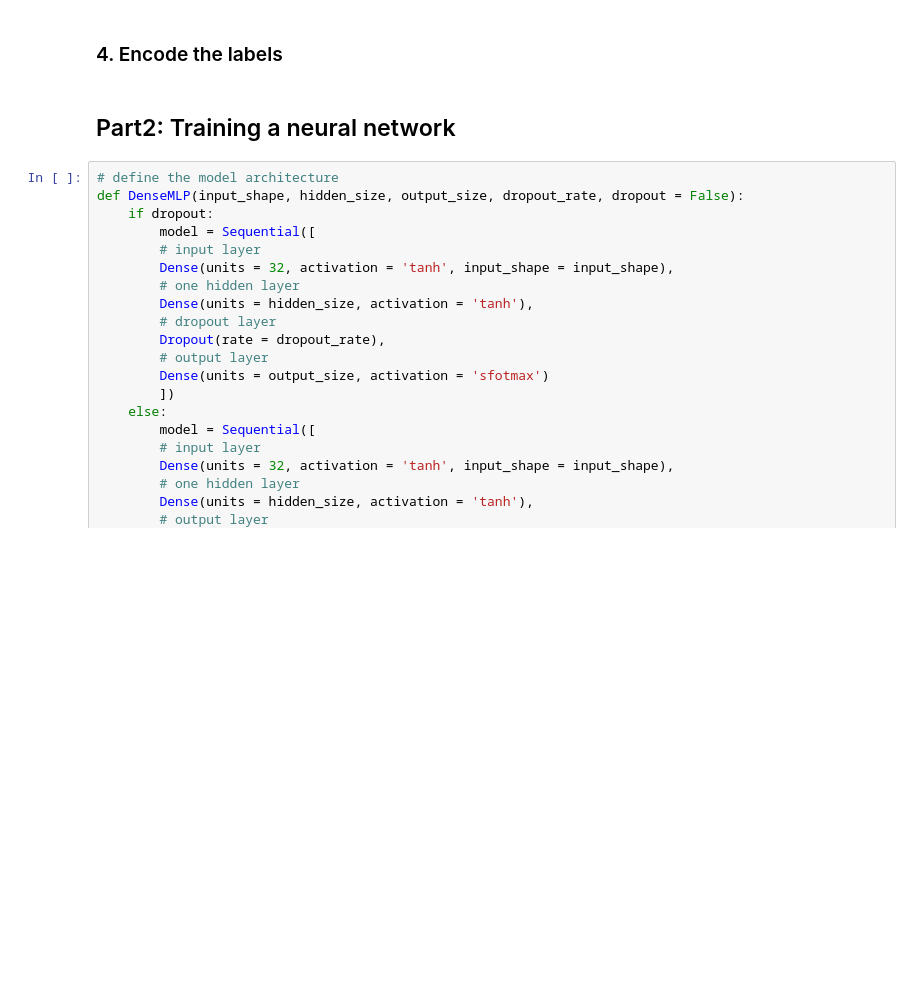
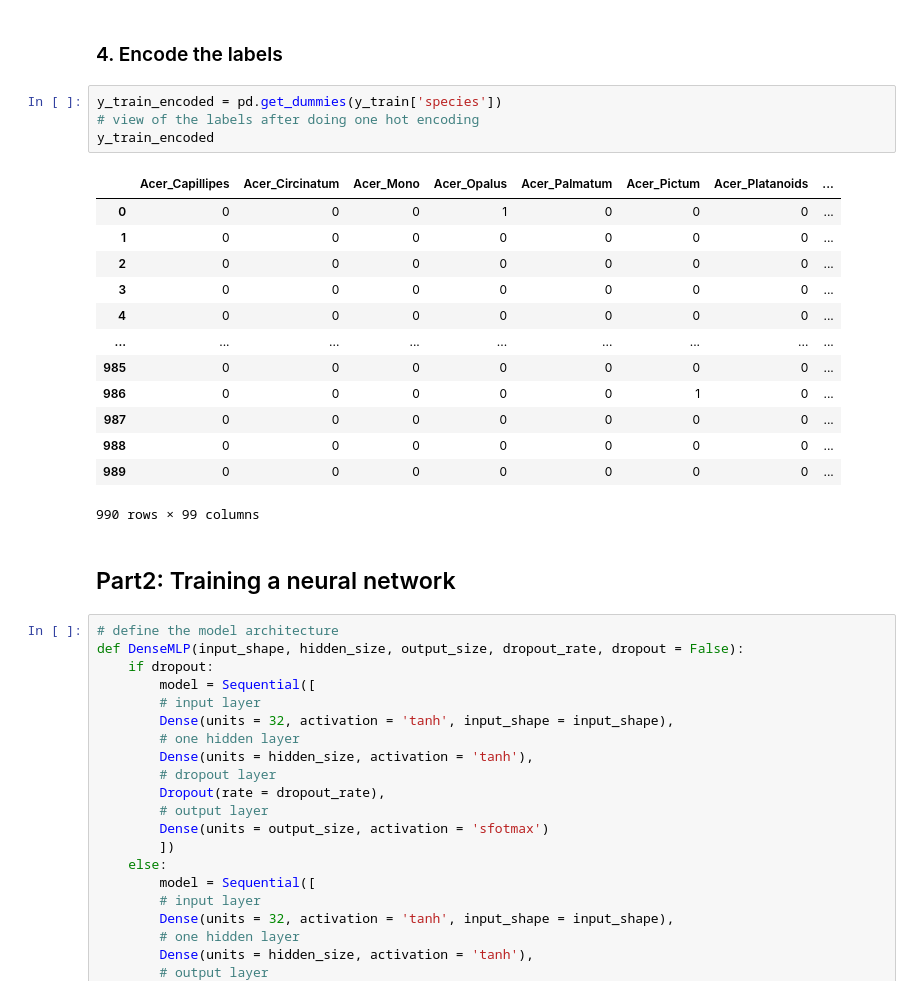
Before and after one commit to mahmodKhaled/Leaf-Classification, a Jupyter notebook: leaf_classification.ipynb, the cells around one changed output. Saved outputs shown, nothing was run; the diff lists cells and outputs as text; blank space fills up the shorter version.

```diff
--- a/leaf_classification.ipynb
+++ b/leaf_classification.ipynb
@@ -257,5 +329,23 @@ Data is divided already in kaggle into a **Train** and **Test** data so we don't
 # %% [markdown]
 ### 4. Encode the labels
+# %%
+y_train_encoded = pd.get_dummies(y_train['species'])
+# view of the labels after doing one hot encoding
+y_train_encoded
+# %% [output]
+|  | Acer_Capillipes | Acer_Circinatum | Acer_Mono | Acer_Opalus | Acer_Palmatum | Acer_Pictum | Acer_Platanoids | ... |
+| 0 | 0 | 0 | 0 | 1 | 0 | 0 | 0 | ... |
+| 1 | 0 | 0 | 0 | 0 | 0 | 0 | 0 | ... |
+| 2 | 0 | 0 | 0 | 0 | 0 | 0 | 0 | ... |
+| 3 | 0 | 0 | 0 | 0 | 0 | 0 | 0 | ... |
+| 4 | 0 | 0 | 0 | 0 | 0 | 0 | 0 | ... |
+| ... | ... | ... | ... | ... | ... | ... | ... | ... |
+| 985 | 0 | 0 | 0 | 0 | 0 | 0 | 0 | ... |
+| 986 | 0 | 0 | 0 | 0 | 0 | 1 | 0 | ... |
+| 987 | 0 | 0 | 0 | 0 | 0 | 0 | 0 | ... |
+| 988 | 0 | 0 | 0 | 0 | 0 | 0 | 0 | ... |
+| 989 | 0 | 0 | 0 | 0 | 0 | 0 | 0 | ... |
+990 rows × 99 columns
 # %% [markdown]
 ## Part2: Training a neural network
 # %%
```
Also changed, not shown: parts of 8 cells of this notebook.
